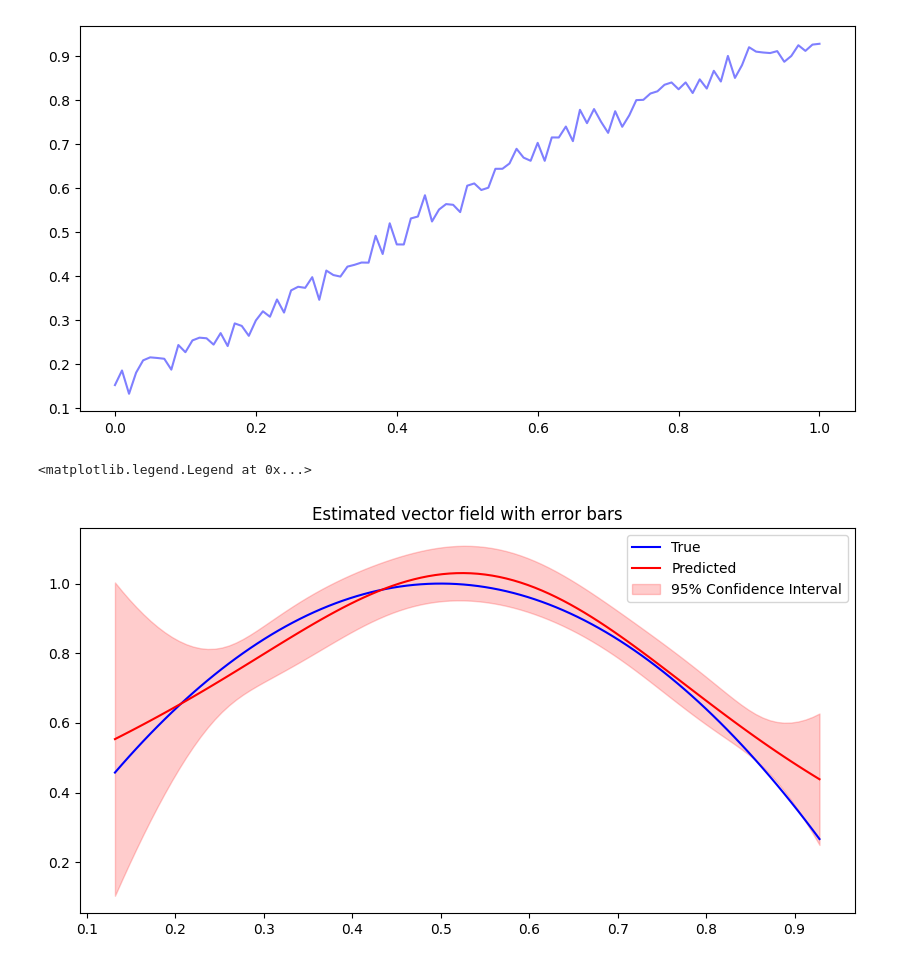
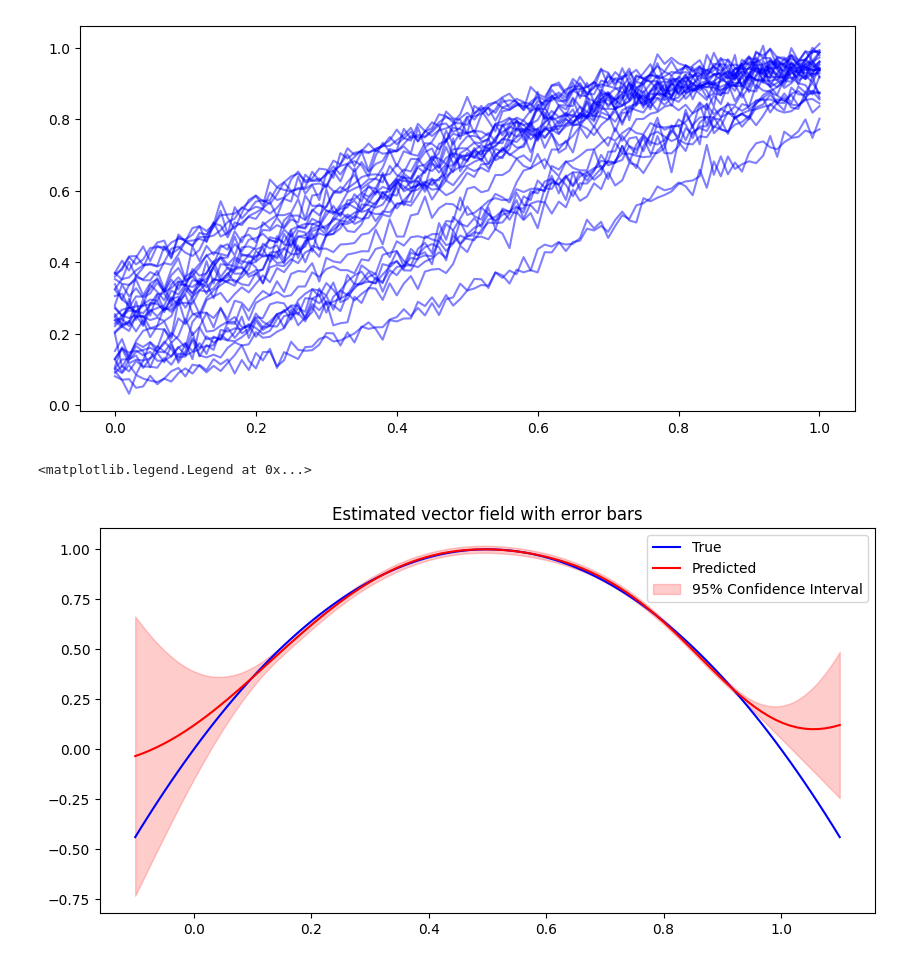
Before and after one commit to mikeleew/OCK_GP, a Jupyter notebook: test.ipynb, the cells around one changed output. Cells and saved outputs as stored; diff of their text form; code cells hidden in the pictures.

```diff
--- a/test.ipynb
+++ b/test.ipynb
@@ -53,14 +56,14 @@ traj_test, t_test = get_data(df_test)
 true_test, _ = get_data(dg_test)
 # %%
-traj_train = traj_train[0:1]
-t_train = t_train[0:1]
+# traj_train = traj_train[0:1]
+# t_train = t_train[0:1]
 # %%
 plt.figure(figsize=(10, 5))
 for k in range(len(traj_train)):
     plt.plot(t_train[k], traj_train[k], alpha=0.5, color='blue')
 # plt.savefig('pictures/training_trajectories_2_traj.pdf')
 # %% [output]
-[figure, old version]
+[figure, new version]
 # %%
 traj_data_train = jnp.concatenate(traj_train, axis = 0)
 data_std = jnp.std(traj_data_train, axis=0)
@@ -68,5 +73,7 @@ kernel = lambda x, y: kernels.gaussian_kernel_len_scales(x, y, len_scales=data_s
 lam_init = 0.02**2
 # %%
+core = reload(core)
+
 def OCK_fit(traj: List[jnp.ndarray], t: List[jnp.ndarray], kernel: Callable, lam: float) -> Tuple[Callable, Callable]:
     '''Estimate the posterior Gaussian process vector field of trajectories using the OCK method.
 
@@ -85,7 +92,8 @@ def OCK_fit(traj: List[jnp.ndarray], t: List[jnp.ndarray], kernel: Callable, lam
 
     delta_t = core.get_delta_t(t)
     delta_y = core.get_delta_y(traj)
-    traj_idx = core.get_traj_idx(traj)
+    traj_idx = core.get_traj_idx(traj, include_first=True)
+    # print(traj_idx)
     traj_data = jnp.concatenate(traj, axis=0)
     K_mat = kernel(traj_data, traj_data)
     K_mat = K_mat[0:-1] + K_mat[1:]
@@ -102,11 +110,13 @@ def OCK_fit(traj: List[jnp.ndarray], t: List[jnp.ndarray], kernel: Callable, lam
     traj_lens = jnp.cumsum(traj_lens)
     # print((diag_1 + diag_2 + diag_3)[traj_lens])
     # print((diag_1 + diag_2 + diag_3)[:, traj_lens])
-    diag_2 = diag_2.at[:, traj_lens].set(0)
-    diag_3 = diag_3.at[traj_lens].set(0)
+    diag_2 = diag_2.at[traj_lens, :].set(0)
+    diag_3 = diag_3.at[:, traj_lens].set(0)
     # print((diag_1 + diag_2 + diag_3)[traj_lens])
     # print((diag_1 + diag_2 + diag_3)[:, traj_lens])
+    # diag_mat = diag_1 + diag_2 + diag_3
     gram_mat = K_mat + diag_1 + diag_2 + diag_3
+    # print(diag_mat[0:102,0:102])
     alpha = jnp.linalg.solve(gram_mat, delta_y)
 
 
@@ -138,23 +148,25 @@ f_ock, kernel_ock = OCK_fit(traj_train, t_train, kernel, lam_init)
 # %%
 # kernel_ock(grid[0][None, :], grid[0][None, :])
 # %%
-grid = jnp.linspace(jnp.min(traj_data_train), jnp.max(traj_data_train), num=100)[:, None]
+traj_data_train = jnp.concatenate(traj_train, axis = 0)
+# grid = jnp.linspace(jnp.min(traj_data_train), jnp.max(traj_data_train), num=100)[:, None]
+grid = jnp.linspace(-0.1, 1.1, num=100)[:, None]
 plt.figure(figsize=(10, 5))
 f_true = f(grid)
 f_pred = f_ock(grid)
 k_pred = [kernel_ock(grid[k][None, :], grid[k][None, :]) for k in range(grid.shape[0])]
 k_pred = jnp.array(k_pred)[:, 0, 0]
 
 plt.plot(grid, f_true, color = 'blue', label = 'True')
 plt.plot(grid, f_pred, color = 'red', label = 'Predicted')
 f_pred = f_pred[:, 0]
 plt.fill_between(grid[:, 0], f_pred - 1.96 * jnp.sqrt(k_pred), f_pred + 1.96 * jnp.sqrt(k_pred), color='red', alpha=0.2, label='95% Confidence Interval')
 plt.title('Estimated vector field with error bars')
 plt.legend()
 # plt.savefig('pictures/ock_pred_with_error_bars_2_traj.pdf')
 # %% [output]
 <matplotlib.legend.Legend at 0x...>
-[figure, old version]
+[figure, new version]
 # %%
 def get_gram_matrix(K_mat: jnp.ndarray, delta_t: jnp.ndarray) -> jnp.ndarray:
     '''Compute the Gram matrix for the OCK method.
```
Also changed, not shown: parts of 5 cells of this notebook, 5 other files.
